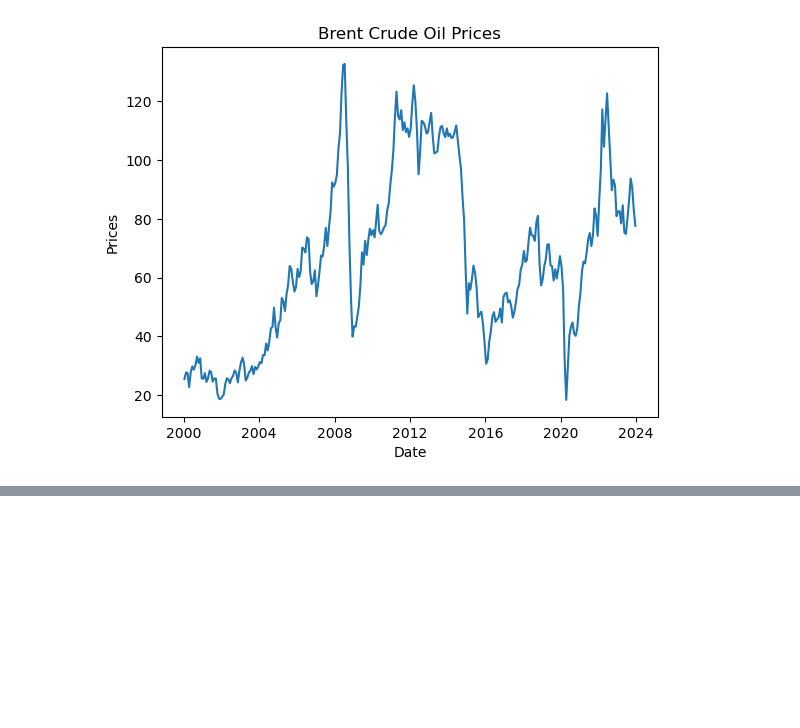
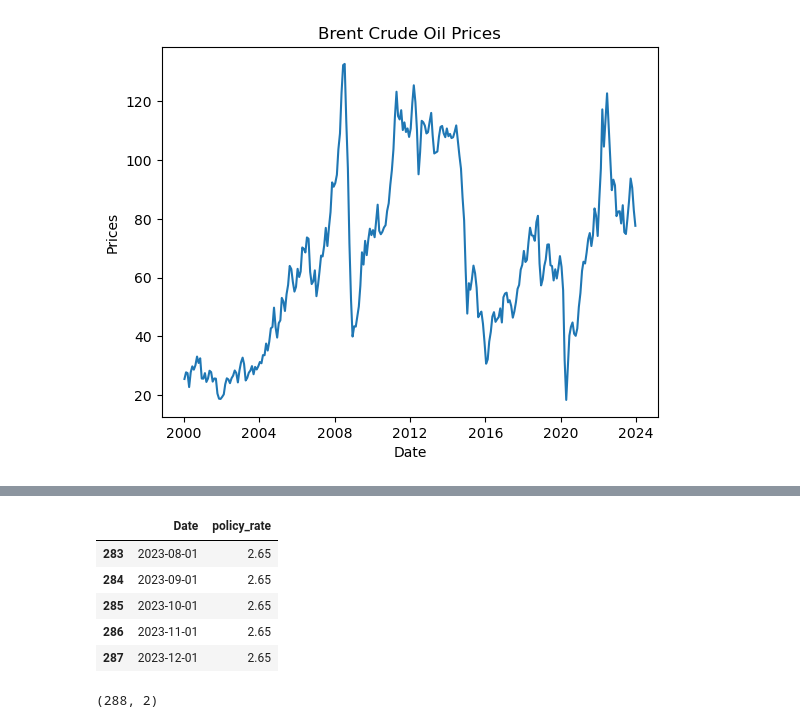
Before and after one commit to GorataB/Hackathon_PolyglotPioneers, a Jupyter notebook: Data Cleaning.ipynb, the cells around one changed output, grey strips where cells are left out. Drawn from its saved outputs; the diff is of its cells as text; code cells hidden in the pictures; blank space fills up the shorter version.

```diff
--- a/Data Cleaning.ipynb
+++ b/Data Cleaning.ipynb
@@ -202,0 +219,14 @@ plt.show()
+# %%
+pr.tail()
+# %% [output]
+|  | Date | policy_rate |
+| 283 | 2023-08-01 | 2.65 |
+| 284 | 2023-09-01 | 2.65 |
+| 285 | 2023-10-01 | 2.65 |
+| 286 | 2023-11-01 | 2.65 |
+| 287 | 2023-12-01 | 2.65 |
+# %%
+# Check dimensions
+pr.shape
+# %% [output]
+(288, 2)
```
Also changed, not shown: parts of 12 cells of this notebook.
